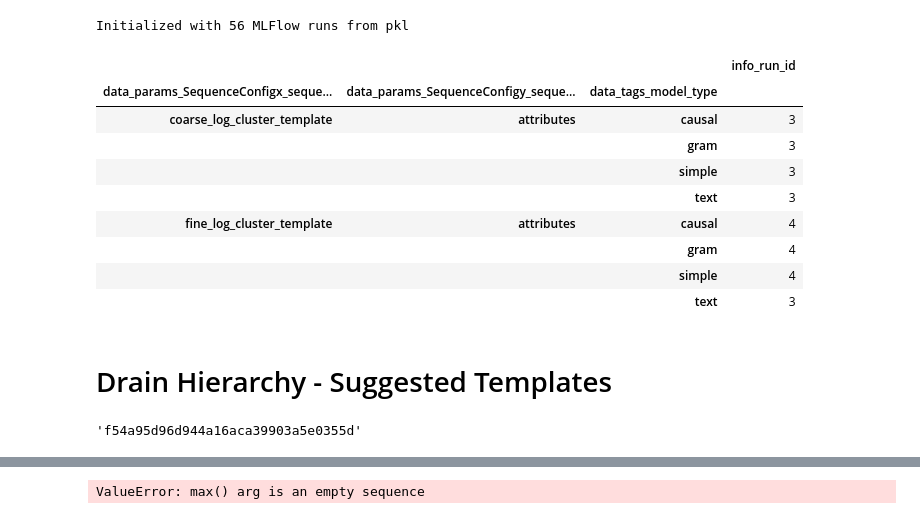
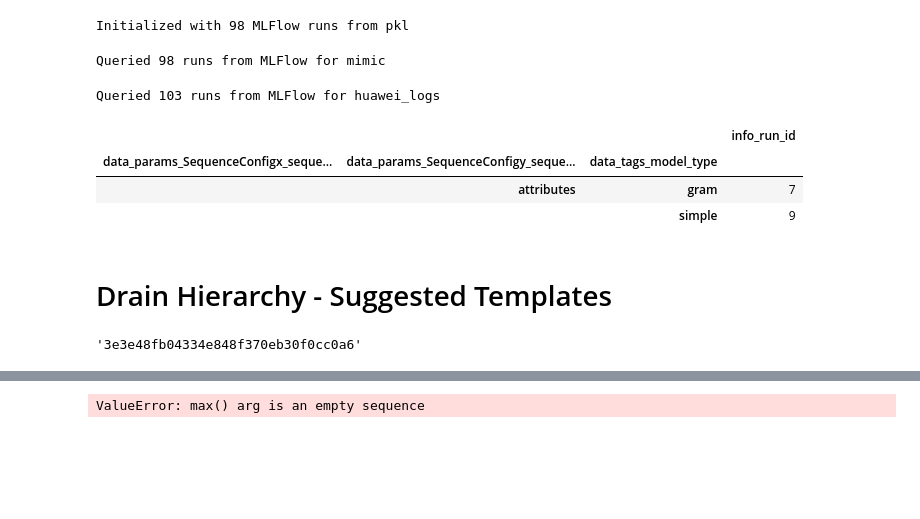
Before and after one commit to DerDoni/Domain-Guided-Monitoring, a Jupyter notebook: notebooks/drain_hierarchy.ipynb, the cells around one changed output, grey strips where cells are left out. Cells and saved outputs as stored; diff of their text form; code cells hidden in the pictures; blank space fills up the shorter version.

```diff
--- a/notebooks/drain_hierarchy.ipynb
+++ b/notebooks/drain_hierarchy.ipynb
@@ -18,48 +18,44 @@ from src.features import preprocessing
 %run utils/mlflow_query.py
 # %%
 mlflow_helper = MlflowHelper(pkl_file=Path("mlflow_run_df.pkl"))
-mlflow_helper.query_runs(pkl_file=Path("mlflow_run_df.pkl"))
+mlflow_helper.query_valid_runs(pkl_file=Path("mlflow_run_df.pkl"))
 # %% [output]
-Initialized with 56 MLFlow runs from pkl
+Initialized with 98 MLFlow runs from pkl
+Queried 98 runs from MLFlow for mimic
+Queried 103 runs from MLFlow for huawei_logs
 # %%
 huawei_df = mlflow_helper.huawei_run_df(
-    valid_x_columns=["log_cluster_template", "fine_log_cluster_template", "coarse_log_cluster_template", "attention_log_cluster_template_90"],
+    valid_x_columns=["fine_log_cluster_template", "coarse_log_cluster_template", ""],
     valid_y_columns=["attributes", "coarse_log_cluster_template"],
     include_drain_hierarchy=True,
 )
 huawei_df = huawei_df[
-    huawei_df["data_params_ModelConfigbase_feature_embeddings_trainable"].astype(str) == "False"
+    huawei_df["data_params_ModelConfigbase_feature_embeddings_trainable"].astype(str) == "True"
 ]
 
 huawei_df.groupby(by=[
     "data_params_SequenceConfigx_sequence_column_name",
     "data_params_SequenceConfigy_sequence_column_name",
     "data_tags_model_type",
 ]).agg({
     "info_run_id": len
 })
 # %% [output]
 |  |  |  | info_run_id |
 | data_params_SequenceConfigx_seque... | data_params_SequenceConfigy_seque... | data_tags_model_type |  |
-| coarse_log_cluster_template | attributes | causal | 3 |
-|  |  | gram | 3 |
-|  |  | simple | 3 |
-|  |  | text | 3 |
-| fine_log_cluster_template | attributes | causal | 4 |
-|  |  | gram | 4 |
-|  |  | simple | 4 |
-|  |  | text | 3 |
+|  | attributes | gram | 7 |
+|  |  | simple | 9 |
 # %% [markdown]
 # Drain Hierarchy - Suggested Templates
 # %%
 run_id = huawei_df[
-    (huawei_df["data_params_SequenceConfigx_sequence_column_name"] == "fine_log_cluster_template")
+    (huawei_df["data_params_SequenceConfigx_sequence_column_name"] == "")
     & (huawei_df["data_params_SequenceConfigy_sequence_column_name"] == "attributes")
     & (huawei_df["data_tags_model_type"] == "gram")
 ]["info_run_id"].iloc[0]
 run_id
 # %% [output]
-'f54a95d96d944a16aca39903a5e0355d'
+'3e3e48fb04334e848f370eb30f0cc0a6'
 # %%
 feature_node_mapping = create_graph_visualization(
     run_id=run_id,
```
Also changed, not shown: parts of 12 cells of this notebook, 13 other files.
